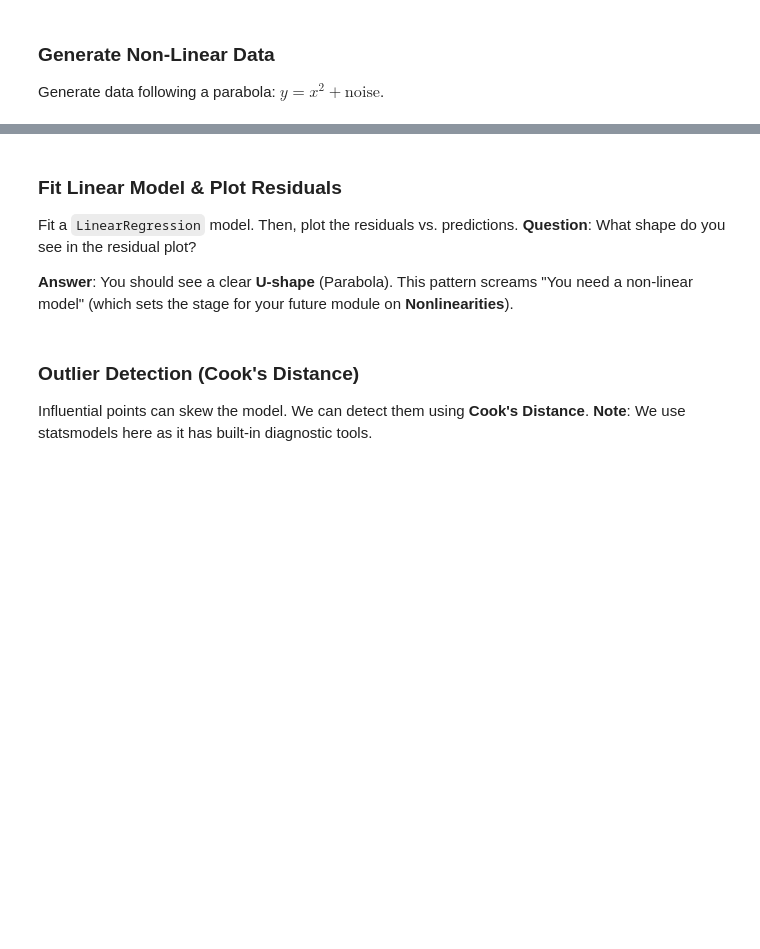
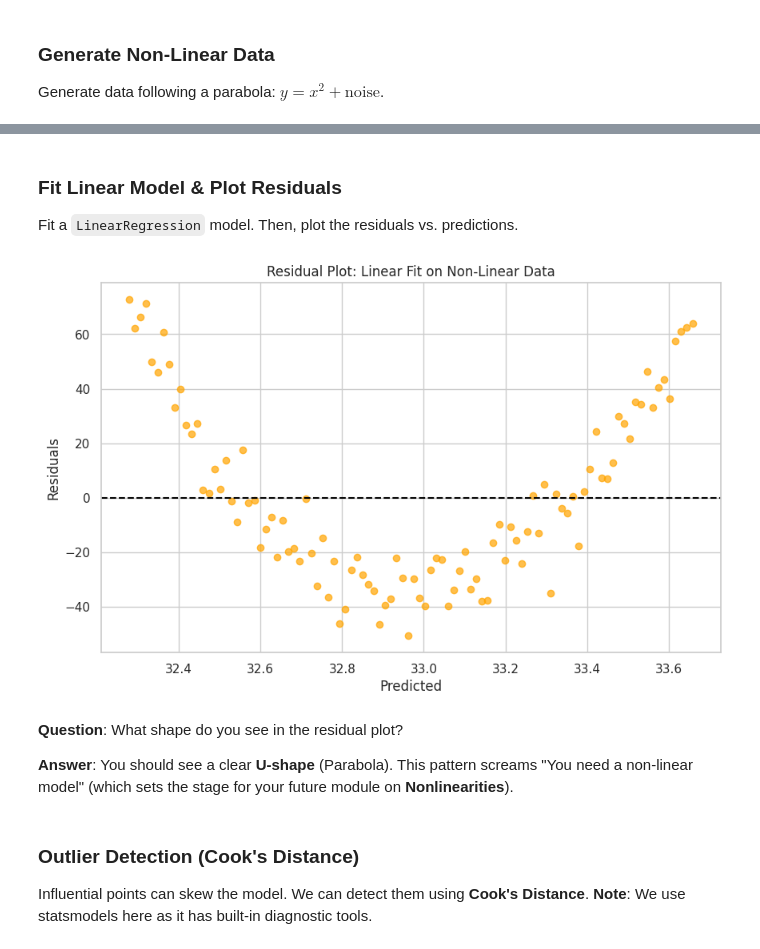
Before and after one commit to UG-Team-Data-Science/ml-workshop, a Jupyter notebook: src/S02 Supervised Learning - Regression and Evaluation/S02C02 Regression Diagnostics.ipynb, the cells around one changed output, grey strips where cells are left out. Saved outputs shown, nothing was run; the diff lists cells and outputs as text; code cells hidden in the pictures; blank space fills up the shorter version.

Commit message:
Session 02: Supervised Learning - Regression and Evaluation

```diff
--- a/src/S02 Supervised Learning - Regression and Evaluation/S02C02 Regression Diagnostics.ipynb
+++ b/src/S02 Supervised Learning - Regression and Evaluation/S02C02 Regression Diagnostics.ipynb
@@ -182,7 +207,28 @@ Generate data following a parabola: $y = x^2 + \text{noise}$.
+# %% [markdown]
+### Fit Linear Model & Plot Residuals
+
+Fit a `LinearRegression` model. Then, plot the residuals vs. predictions.
+# %%
+# Fit
+lr_poly = LinearRegression()
+lr_poly.fit(X_poly, y_poly)
+y_pred_poly = lr_poly.predict(X_poly)
+
+# Residuals
+res_poly = y_poly - y_pred_poly
+
+# Plot
+plt.figure(figsize=(10, 6))
+plt.scatter(y_pred_poly, res_poly, color='orange', alpha=0.7)
+plt.axhline(0, color='black', linestyle='--')
+plt.title("Residual Plot: Linear Fit on Non-Linear Data")
+plt.xlabel("Predicted")
+plt.ylabel("Residuals")
+plt.show()
+# %% [output]
+[figure, added]
 # %% [markdown]
-### Fit Linear Model & Plot Residuals
-
-Fit a `LinearRegression` model. Then, plot the residuals vs. predictions. **Question**: What shape do you see in the residual plot?
+**Question**: What shape do you see in the residual plot?
 
 **Answer**: You should see a clear ****U-shape**** (Parabola). This pattern screams "You need a non-linear model" (which sets the stage for your future module on **Nonlinearities**).
 # %% [markdown]
```
Also changed, not shown: parts of 12 cells of this notebook, 8 other files.
